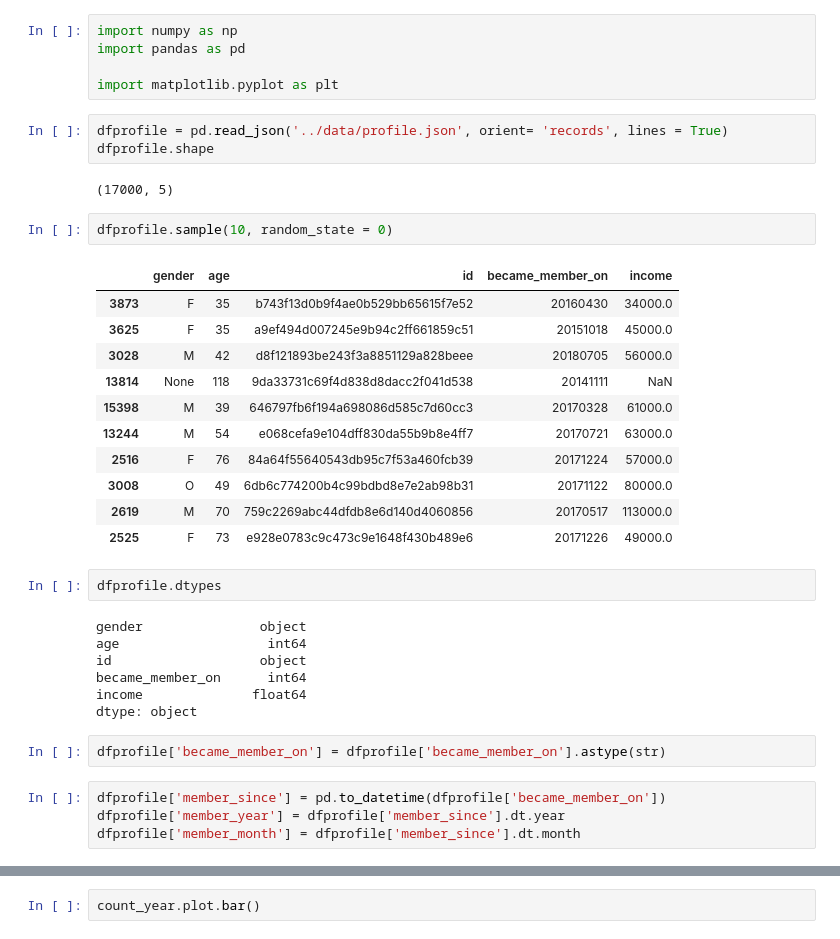
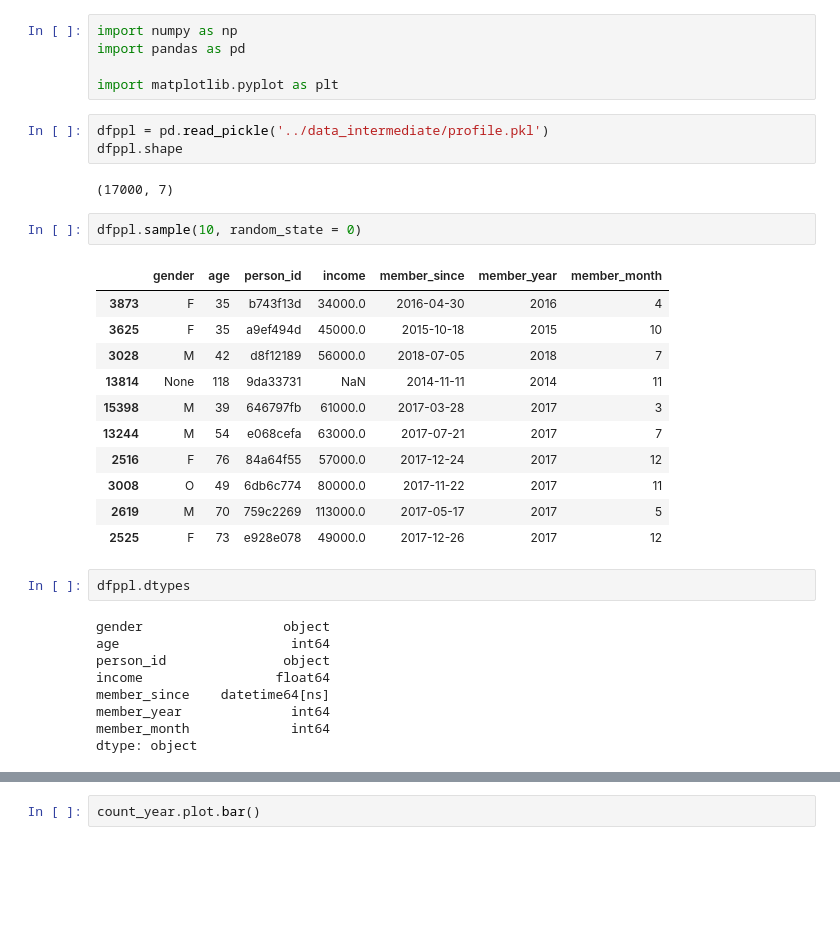
Before and after one commit to heschmat/starbucks, a Jupyter notebook: EDA/profile.ipynb, the cells around one changed output, grey strips where cells are left out. Cells and saved outputs as stored; diff of their text form; blank space fills up the shorter version.

```diff
--- a/EDA/profile.ipynb
+++ b/EDA/profile.ipynb
@@ -4,36 +4,32 @@ import pandas as pd
 
 import matplotlib.pyplot as plt
 # %%
-dfprofile = pd.read_json('../data/profile.json', orient= 'records', lines = True)
-dfprofile.shape
+dfppl = pd.read_pickle('../data_intermediate/profile.pkl')
+dfppl.shape
 # %% [output]
-(17000, 5)
+(17000, 7)
 # %%
-dfprofile.sample(10, random_state = 0)
+dfppl.sample(10, random_state = 0)
 # %% [output]
-|  | gender | age | id | became_member_on | income |
-| 3873 | F | 35 | b743f13d0b9f4ae0b529bb65615f7e52 | 20160430 | 34000.0 |
-| 3625 | F | 35 | a9ef494d007245e9b94c2ff661859c51 | 20151018 | 45000.0 |
-| 3028 | M | 42 | d8f121893be243f3a8851129a828beee | 20180705 | 56000.0 |
-| 13814 | None | 118 | 9da33731c69f4d838d8dacc2f041d538 | 20141111 | NaN |
-| 15398 | M | 39 | 646797fb6f194a698086d585c7d60cc3 | 20170328 | 61000.0 |
-| 13244 | M | 54 | e068cefa9e104dff830da55b9b8e4ff7 | 20170721 | 63000.0 |
-| 2516 | F | 76 | 84a64f55640543db95c7f53a460fcb39 | 20171224 | 57000.0 |
-| 3008 | O | 49 | 6db6c774200b4c99bdbd8e7e2ab98b31 | 20171122 | 80000.0 |
-| 2619 | M | 70 | 759c2269abc44dfdb8e6d140d4060856 | 20170517 | 113000.0 |
-| 2525 | F | 73 | e928e0783c9c473c9e1648f430b489e6 | 20171226 | 49000.0 |
+|  | gender | age | person_id | income | member_since | member_year | member_month |
+| 3873 | F | 35 | b743f13d | 34000.0 | 2016-04-30 | 2016 | 4 |
+| 3625 | F | 35 | a9ef494d | 45000.0 | 2015-10-18 | 2015 | 10 |
+| 3028 | M | 42 | d8f12189 | 56000.0 | 2018-07-05 | 2018 | 7 |
+| 13814 | None | 118 | 9da33731 | NaN | 2014-11-11 | 2014 | 11 |
+| 15398 | M | 39 | 646797fb | 61000.0 | 2017-03-28 | 2017 | 3 |
+| 13244 | M | 54 | e068cefa | 63000.0 | 2017-07-21 | 2017 | 7 |
+| 2516 | F | 76 | 84a64f55 | 57000.0 | 2017-12-24 | 2017 | 12 |
+| 3008 | O | 49 | 6db6c774 | 80000.0 | 2017-11-22 | 2017 | 11 |
+| 2619 | M | 70 | 759c2269 | 113000.0 | 2017-05-17 | 2017 | 5 |
+| 2525 | F | 73 | e928e078 | 49000.0 | 2017-12-26 | 2017 | 12 |
 # %%
-dfprofile.dtypes
+dfppl.dtypes
 # %% [output]
-gender               object
-age                   int64
-id                   object
-became_member_on      int64
-income              float64
+gender                  object
+age                      int64
+person_id               object
+income                 float64
+member_since    datetime64[ns]
+member_year              int64
+member_month             int64
 dtype: object
-# %%
-dfprofile['became_member_on'] = dfprofile['became_member_on'].astype(str)
-# %%
-dfprofile['member_since'] = pd.to_datetime(dfprofile['became_member_on'])
-dfprofile['member_year'] = dfprofile['member_since'].dt.year
-dfprofile['member_month'] = dfprofile['member_since'].dt.month
```
Also changed, not shown: parts of 23 cells of this notebook.
